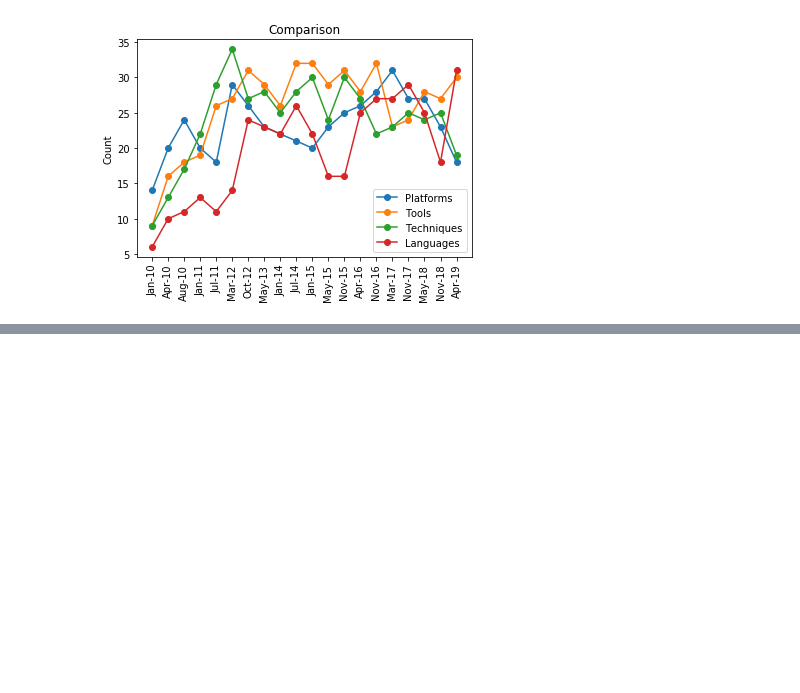
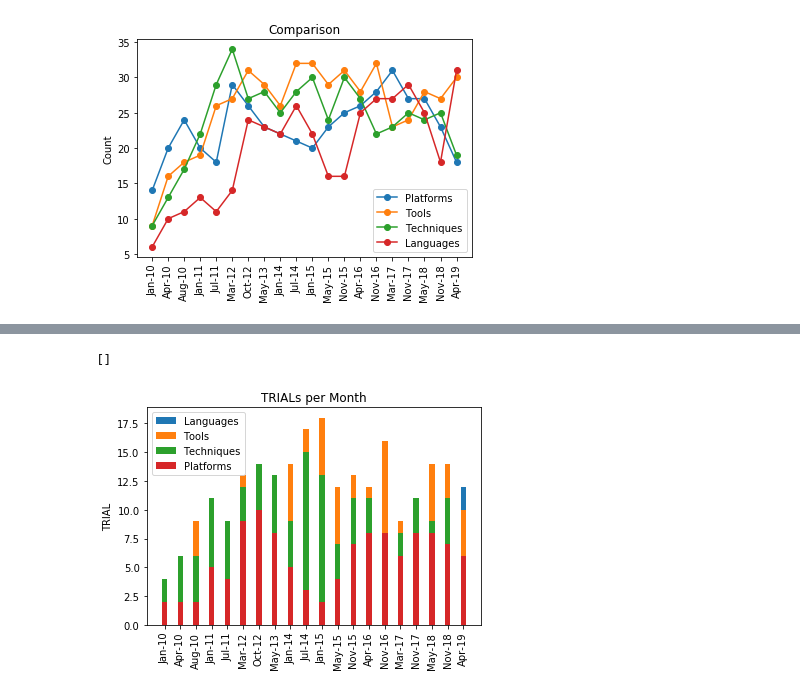
Before and after one commit to phsheth/radar, a Jupyter notebook: radar_eda.ipynb, the cells around one changed output, grey strips where cells are left out. Cells and saved outputs as stored; diff of their text form; code cells hidden in the pictures; blank space fills up the shorter version.

```diff
--- a/radar_eda.ipynb
+++ b/radar_eda.ipynb
@@ -229,0 +301,29 @@ plt.plot()
+# %%
+tech_v4_trial = tech_v4[tech_v4['Stage'] == 'TRIAL']
+tech_v4_trial_languages = tech_v4_trial[tech_v4_trial['Category'] == 'Languages']
+tech_v4_trial_tools = tech_v4_trial[tech_v4_trial['Category'] == 'Tools']
+tech_v4_trial_techniques = tech_v4_trial[tech_v4_trial['Category'] == 'Techniques']
+tech_v4_trial_platforms = tech_v4_trial[tech_v4_trial['Category'] == 'Platforms']
+
+tech_v4_trial_languages = tech_v4_trial_languages.sort_values(by=['Volume'])
+tech_v4_trial_tools = tech_v4_trial_tools.sort_values(by=['Volume'])
+tech_v4_trial_techniques = tech_v4_trial_techniques.sort_values(by=['Volume'])
+tech_v4_trial_platforms = tech_v4_trial_platforms.sort_values(by=['Volume'])
+
+width = 0.35
+p1 = plt.bar(tech_v4_trial_languages['Month'], tech_v4_trial_languages['size'], width, label = 'Languages')
+p2 = plt.bar(tech_v4_trial_tools['Month'], tech_v4_trial_tools['size'], width, label = 'Tools')
+p3 = plt.bar(tech_v4_trial_techniques['Month'], tech_v4_trial_techniques['size'], width, label = 'Techniques')
+p4 = plt.bar(tech_v4_trial_platforms['Month'], tech_v4_trial_platforms['size'], width, label = 'Platforms')
+
+
+plt.xticks(rotation='vertical')
+
+plt.title('TRIALs per Month')
+plt.ylabel('TRIAL')
+plt.legend()
+
+plt.plot()
+# %% [output]
+[]
+[figure, added]
```
Also changed, not shown: parts of 7 cells of this notebook.
